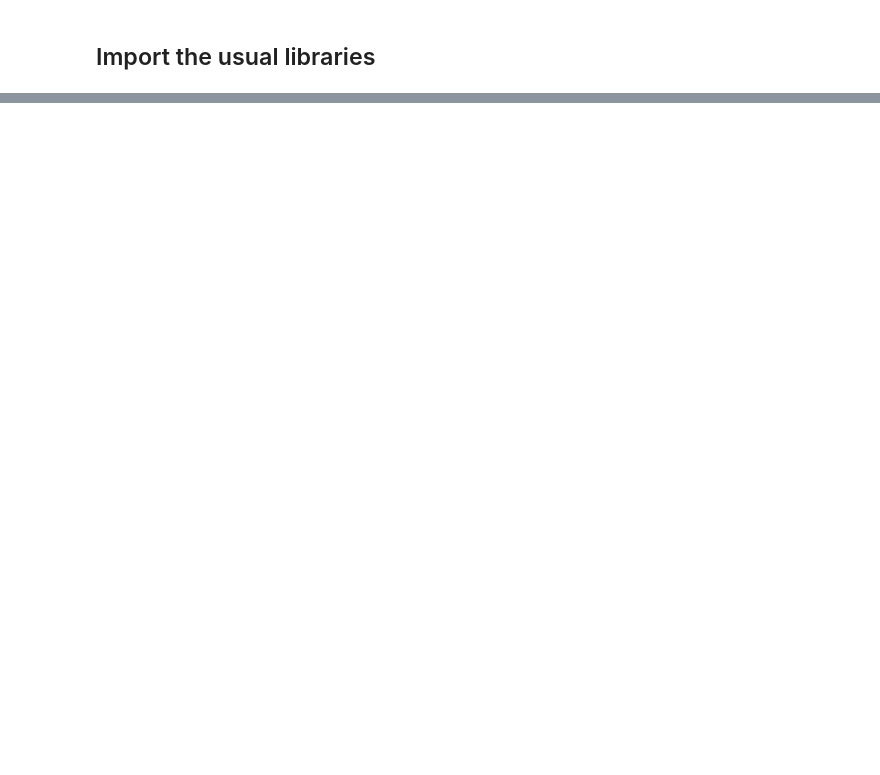
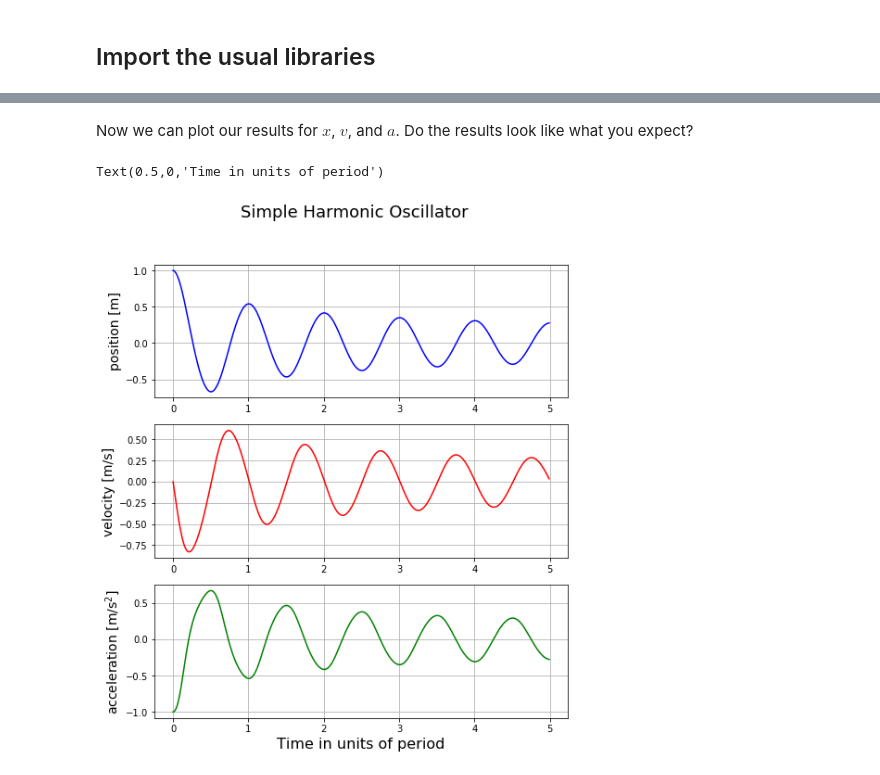
Before and after one commit to Phys260WI2020/HW5, a Jupyter notebook: HW_05.ipynb, the cells around one changed output, grey strips where cells are left out. Saved outputs shown, nothing was run; the diff lists cells and outputs as text; code cells hidden in the pictures; blank space fills up the shorter version.

```diff
--- a/HW_05.ipynb
+++ b/HW_05.ipynb
@@ -244,0 +66,50 @@ Full credit for a nicely-labeled and correct plot.
+# %%
+# Specify the mass and spring constant.
+m = 1
+k = 1
+
+# Initial position and velocity.
+x = 1
+v = 0
+
+# We already "know" that this is the answer, so let's integrate for several periods,
+# and choose a time step that's small compared to the period.
+omega = np.sqrt(k/m)
+T = 2*np.pi/omega      # Period in terms of angular frequency
+dt = T/100             # time step = 1/100 of a period.
+times = np.arange(0, 5*T, dt)   # Integrate for 5 periods, in steps of dt.
+Ntimes = len(times)  # total number of times we'll consider
+#
+# These arrays will hold the values of x, v, and a at each time step.
+xarray = np.zeros(Ntimes)
+varray = np.zeros(Ntimes)
+aarray = np.zeros(Ntimes)
+#
+# Main loop:
+for i in range(Ntimes):
+    a = -k*x/m     - 0.5*v**3 # damping
+    xarray[i] = x      # store the current values of x, v, and a at this time point.
+    varray[i] = v
+    aarray[i] = a
+    dv = a*dt      # change in velocity over time dt
+    v += dv        # update v at next time step
+    dx = v*dt      # change in position over time dt
+    x += dx        # update x at next time step
+# %% [markdown]
+Now we can plot our results for $x$, $v$, and $a$. Do the results look like what you expect?
+# %%
+fig, (ax1, ax2, ax3) = plt.subplots(3,1, figsize=(8,9))
+fig.suptitle('Simple Harmonic Oscillator', fontsize=18)
+ax1.plot(times/T, xarray, color='b')
+ax1.grid()
+ax1.set_ylabel('position [m]', fontsize=14)
+ax2.plot(times/T, varray, color='r')
+ax2.grid()
+ax2.set_ylabel('velocity [m/s]', fontsize=14)
+ax3.plot(times/T, aarray, color='g')
+ax3.grid()
+ax3.set_ylabel('acceleration [m/s$^2$]', fontsize=14)
+ax3.set_xlabel('Time in units of period', fontsize=16)
+# %% [output]
+Text(0.5,0,'Time in units of period')
+[figure, added]
```
Also changed, not shown: parts of 42 cells of this notebook.
